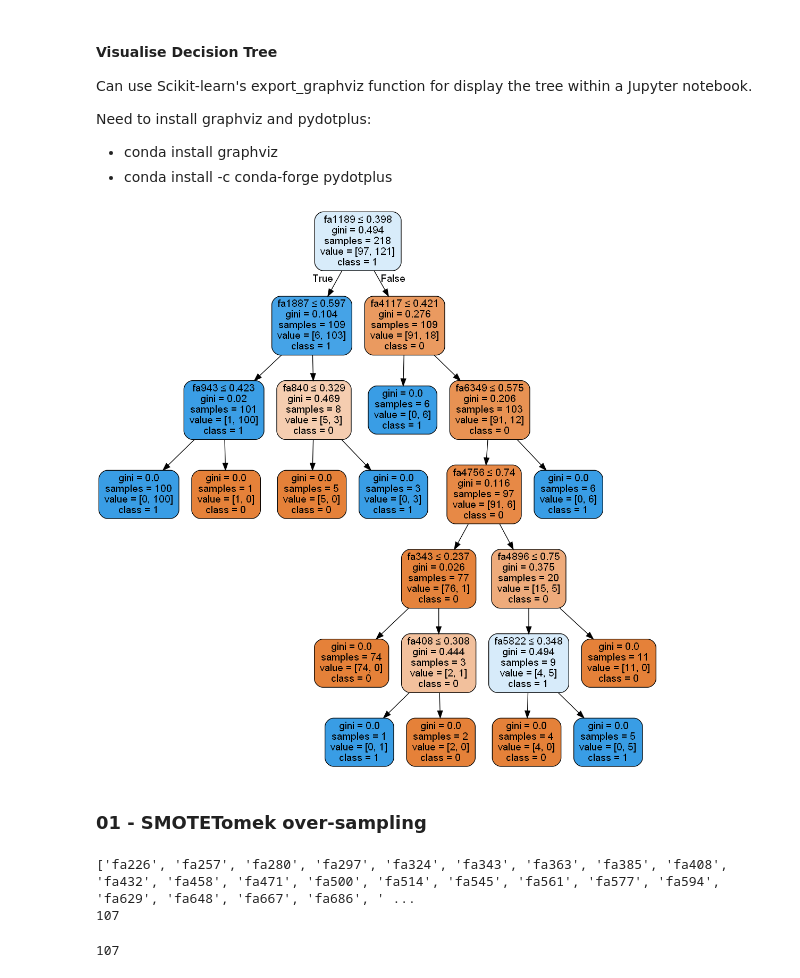
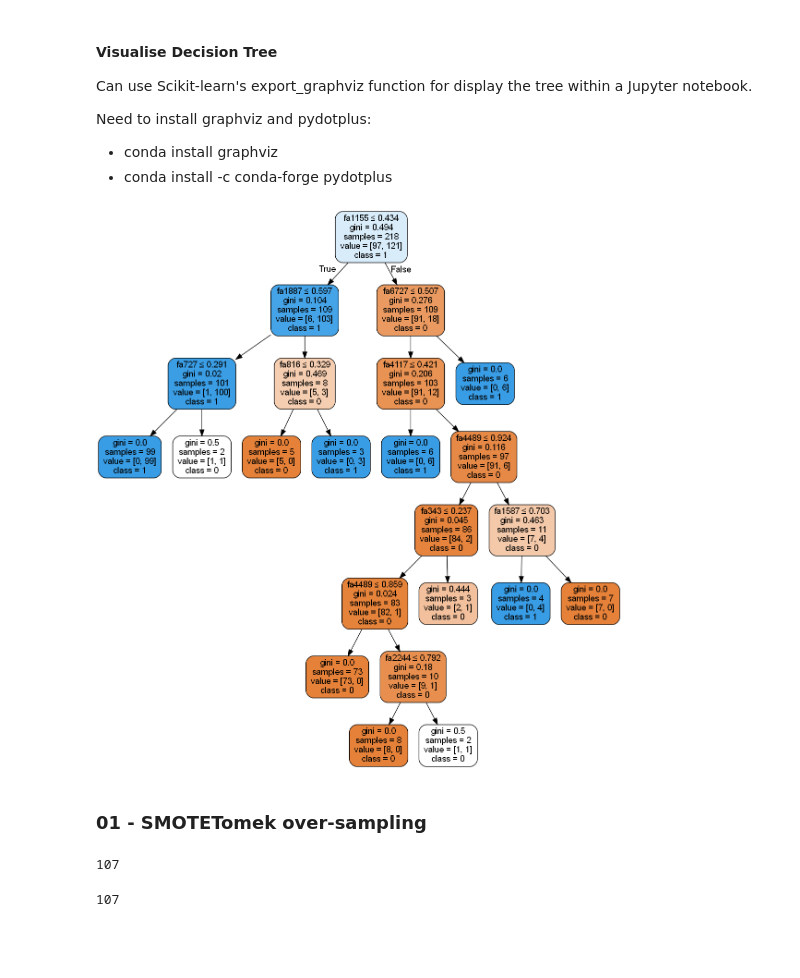
Before and after one commit to 12-Ears/P1_David, a Jupyter notebook: Tree-Based Methods - DI.ipynb, the cells around one changed output. Saved outputs shown, nothing was run; the diff lists cells and outputs as text; code cells hidden in the pictures; blank space fills up the shorter version.

```diff
--- a/Tree-Based Methods - DI.ipynb
+++ b/Tree-Based Methods - DI.ipynb
@@ -79,3 +82,10 @@ y_val_SMOTETomek = pd.read_csv(r'y_val_SMOTETomek.csv')
+# %%
+tree_para = {'criterion':['gini','entropy']
+             ,'max_depth':[4,5,6,7,8,9,10,11,12,15,20,30]
+            ,'min_samples_leaf':[1,2,3,4,5,10]}
+# splits
+
+clf = GridSearchCV(DecisionTreeClassifier(), tree_para, cv=5)
 # %% [markdown]
 ### 01 - NearMiss Under-sampling
 # %%
@@ -103,11 +118,8 @@ Here, you need to divide given columns into two types of variables dependent(or
 #### Building Decision Tree Model
 Let's create a Decision Tree Model using Scikit-learn.
 # %%
-# Create Decision Tree classifer object
-clf = DecisionTreeClassifier()
-
 # Train Decision Tree Classifer
-clf = clf.fit(X_train_absorbance,y_train_NM2)
+clf = clf.fit(X_train_absorbance, y_train_NM2)
 
 #Predict the response for test dataset
 y_pred = clf.predict(X_test_absorbance)
@@ -173,9 +186,6 @@ Here, you need to divide given columns into two types of variables dependent(or
 #### Building Decision Tree Model
 Let's create a Decision Tree Model using Scikit-learn.
 # %%
-# Create Decision Tree classifer object
-clf = DecisionTreeClassifier()
-
 # Train Decision Tree Classifer
 clf = clf.fit(X_train_absorbance,y_train_SMOTE)
 
@@ -243,9 +254,6 @@ Here, you need to divide given columns into two types of variables dependent(or
 #### Building Decision Tree Model
 Let's create a Decision Tree Model using Scikit-learn.
 # %%
-# Create Decision Tree classifer object
-clf = DecisionTreeClassifier()
-
 # Train Decision Tree Classifer
 clf = clf.fit(X_train_absorbance,y_train_SMOTEENN)
 
@@ -269,32 +277,33 @@ Need to install graphviz and pydotplus:
 # %%
 from sklearn.tree import export_graphviz
 from six import StringIO
 from IPython.display import Image
 import pydotplus
 
 dot_data = StringIO()
-export_graphviz(clf
+
+export_graphviz(clf.best_estimator_
                 ,out_file=dot_data
                 ,filled=True
                 ,rounded=True
                 ,special_characters=True
                 ,feature_names = feature_cols
                 ,class_names=['0','1'])
 
 graph = pydotplus.graph_from_dot_data(dot_data.getvalue())
 graph.write_png('freqs_only_tree.png')
 Image(graph.create_png())
+
+# fa1189 no change.
 # %% [output]
-[figure, old version]
+[figure, new version]
 # %% [markdown]
 ### 01 - SMOTETomek over-sampling
 # %%
 absorbance_cols = [col for col in X_train_SMOTETomek.columns if 'fa' in col]
 #print(list(df.columns))
-print(absorbance_cols)
-print(len(absorbance_cols))
+print(len(absorbance_cols)) # should be 107
 # %% [output]
-['fa226', 'fa257', 'fa280', 'fa297', 'fa324', 'fa343', 'fa363', 'fa385', 'fa408', 'fa432', 'fa458', 'fa471', 'fa500', 'fa514', 'fa545', 'fa561', 'fa577', 'fa594', 'fa629', 'fa648', 'fa667', 'fa686', ' ...
 107
 # %%
 X_train_absorbance = X_train_SMOTETomek.iloc[:, X_train_SMOTETomek.columns.isin(absorbance_cols)]
```
Also changed, not shown: parts of 16 cells of this notebook, 1 other file.
